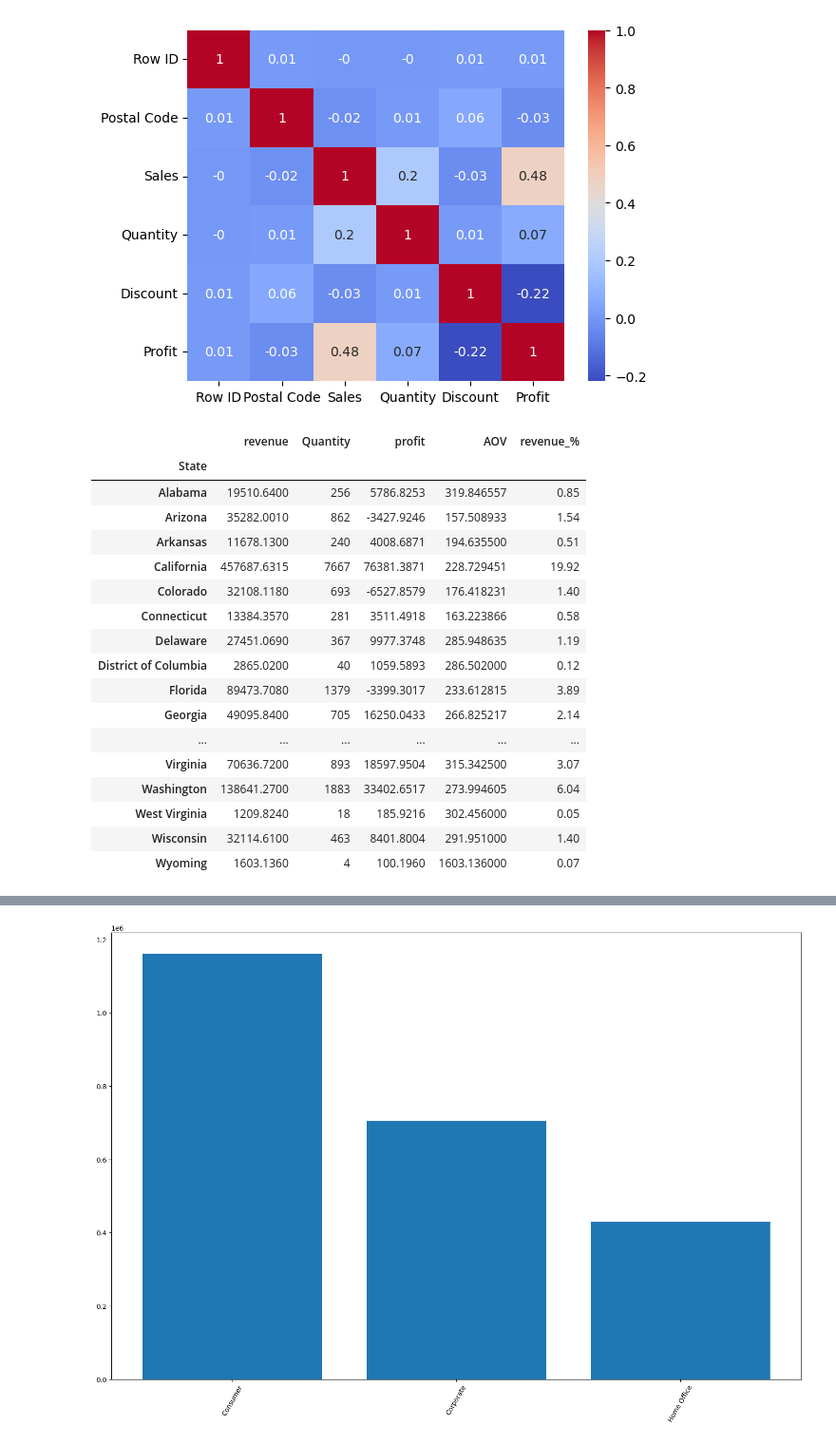
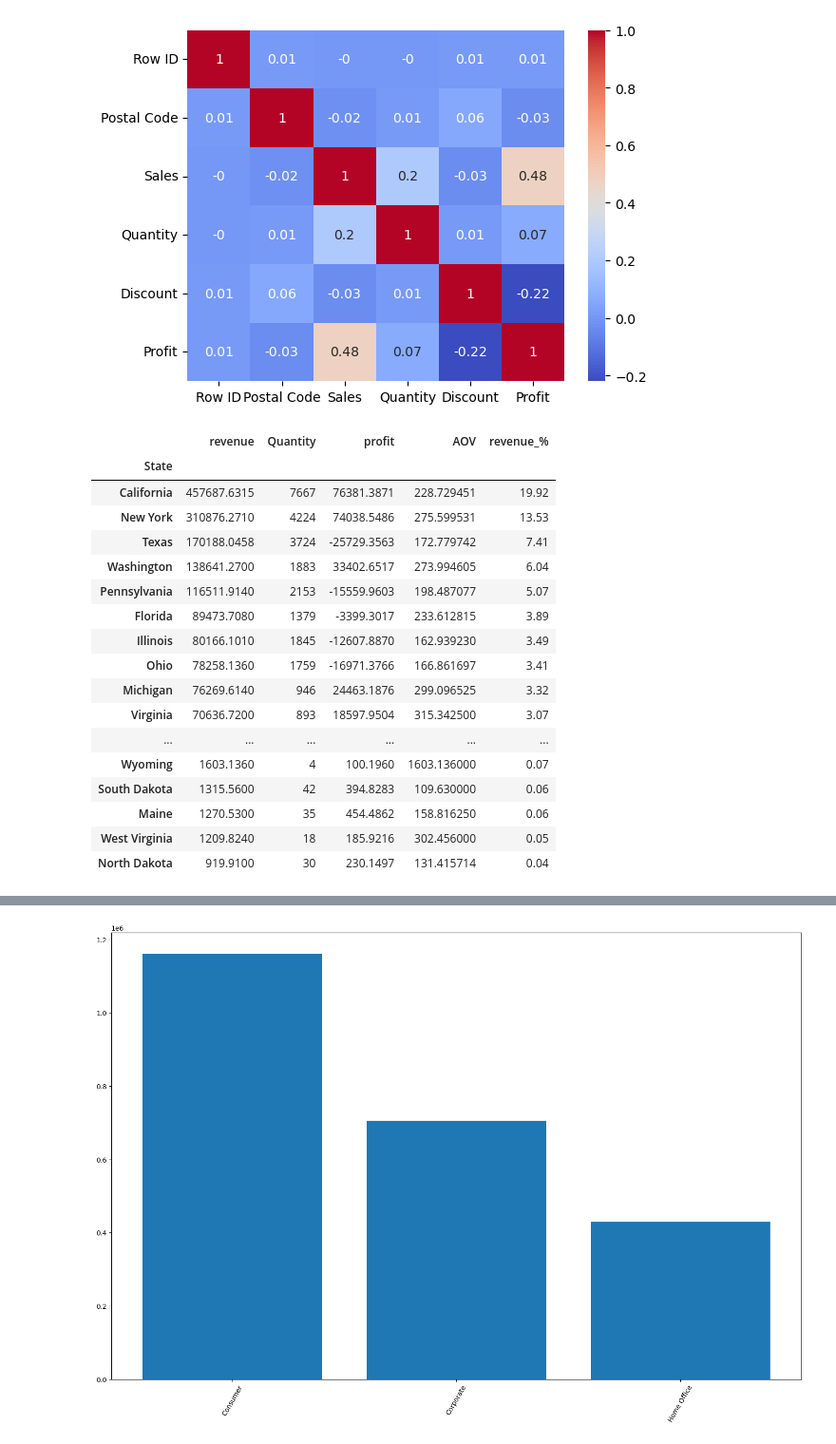
Before and after one commit to nithinarevankar/Data-Analytics-Store-Room, a Jupyter notebook: Notebooks/Super_Store_Analysis.ipynb, the cells around one changed output, grey strips where cells are left out. Shown at 95% size. Cells and saved outputs as stored; diff of their text form; code cells hidden in the pictures.

```diff
--- a/Notebooks/Super_Store_Analysis.ipynb
+++ b/Notebooks/Super_Store_Analysis.ipynb
@@ -65,29 +64,29 @@ sns.heatmap(correlation,cmap='coolwarm',annot=True)
 # %%
 # State wise analysis
 
 state_chart = df.groupby('State').agg(
     revenue = ('Sales','sum'),
     Quantity = ('Quantity','sum'),
     profit = ('Profit','sum'),
-    AOV = ('Sales','mean'))
+    AOV = ('Sales','mean')).sort_values('revenue',ascending=True)
 state_chart['revenue_%'] =(state_chart['revenue']/state_chart['revenue'].sum() *100 ).round(2)
-state_chart
+state_chart.sort_values('revenue',ascending=False)
 # %% [output]
 |  | revenue | Quantity | profit | AOV | revenue_% |
 | State |  |  |  |  |  |
-| Alabama | 19510.6400 | 256 | 5786.8253 | 319.846557 | 0.85 |
-| Arizona | 35282.0010 | 862 | -3427.9246 | 157.508933 | 1.54 |
-| Arkansas | 11678.1300 | 240 | 4008.6871 | 194.635500 | 0.51 |
 | California | 457687.6315 | 7667 | 76381.3871 | 228.729451 | 19.92 |
-| Colorado | 32108.1180 | 693 | -6527.8579 | 176.418231 | 1.40 |
-| Connecticut | 13384.3570 | 281 | 3511.4918 | 163.223866 | 0.58 |
-| Delaware | 27451.0690 | 367 | 9977.3748 | 285.948635 | 1.19 |
-| District of Columbia | 2865.0200 | 40 | 1059.5893 | 286.502000 | 0.12 |
+| New York | 310876.2710 | 4224 | 74038.5486 | 275.599531 | 13.53 |
+| Texas | 170188.0458 | 3724 | -25729.3563 | 172.779742 | 7.41 |
+| Washington | 138641.2700 | 1883 | 33402.6517 | 273.994605 | 6.04 |
+| Pennsylvania | 116511.9140 | 2153 | -15559.9603 | 198.487077 | 5.07 |
 | Florida | 89473.7080 | 1379 | -3399.3017 | 233.612815 | 3.89 |
-| Georgia | 49095.8400 | 705 | 16250.0433 | 266.825217 | 2.14 |
+| Illinois | 80166.1010 | 1845 | -12607.8870 | 162.939230 | 3.49 |
+| Ohio | 78258.1360 | 1759 | -16971.3766 | 166.861697 | 3.41 |
+| Michigan | 76269.6140 | 946 | 24463.1876 | 299.096525 | 3.32 |
+| Virginia | 70636.7200 | 893 | 18597.9504 | 315.342500 | 3.07 |
 | ... | ... | ... | ... | ... | ... |
-| Virginia | 70636.7200 | 893 | 18597.9504 | 315.342500 | 3.07 |
-| Washington | 138641.2700 | 1883 | 33402.6517 | 273.994605 | 6.04 |
+| Wyoming | 1603.1360 | 4 | 100.1960 | 1603.136000 | 0.07 |
+| South Dakota | 1315.5600 | 42 | 394.8283 | 109.630000 | 0.06 |
+| Maine | 1270.5300 | 35 | 454.4862 | 158.816250 | 0.06 |
 | West Virginia | 1209.8240 | 18 | 185.9216 | 302.456000 | 0.05 |
-| Wisconsin | 32114.6100 | 463 | 8401.8004 | 291.951000 | 1.40 |
-| Wyoming | 1603.1360 | 4 | 100.1960 | 1603.136000 | 0.07 |
+| North Dakota | 919.9100 | 30 | 230.1497 | 131.415714 | 0.04 |
```
Also changed, not shown: parts of 10 cells of this notebook.
